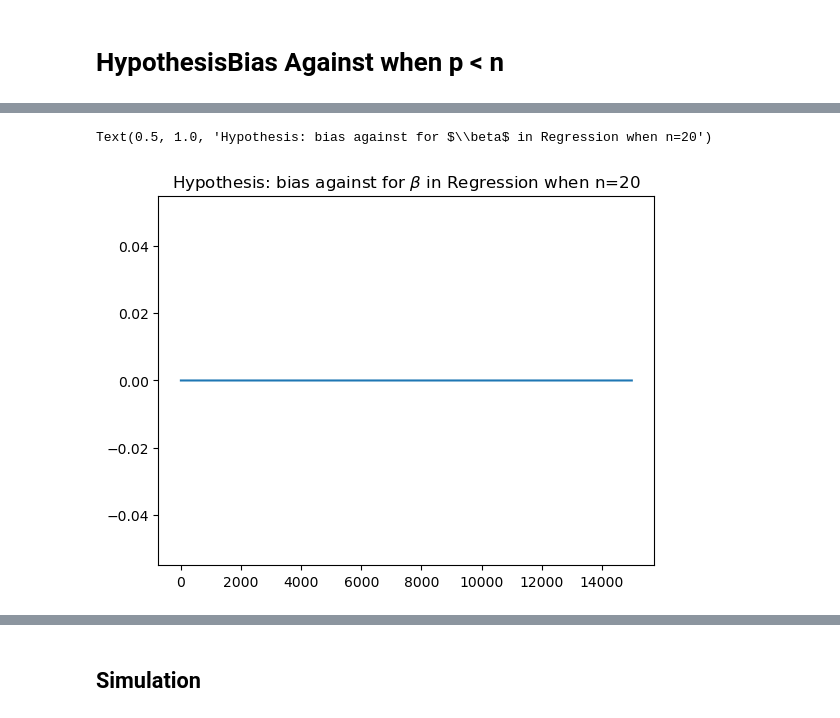
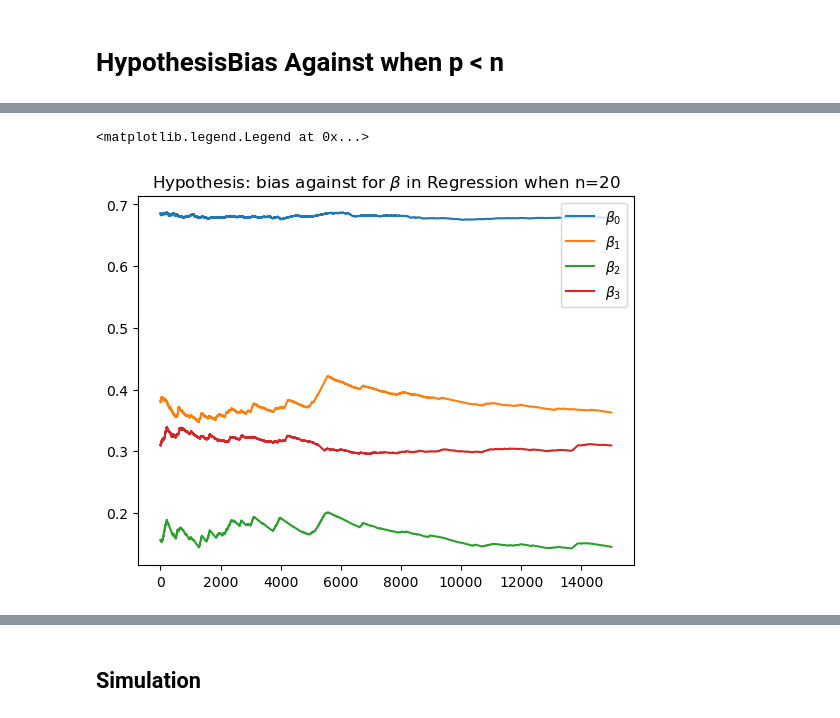
Before and after one commit to javmencia/RelativeBelief, a Jupyter notebook: Regression.ipynb, the cells around one changed output, grey strips where cells are left out. Saved outputs shown, nothing was run; the diff lists cells and outputs as text; code cells hidden in the pictures.

```diff
--- a/Regression.ipynb
+++ b/Regression.ipynb
@@ -20,18 +66,21 @@ def normal_logp_np(x, mu, sigma):
 # %%
 n = 20
-p = 2
+p = 4
+k = 3
+X = create_X(k,n)
 
 # Design matrix X
-X = np.random.normal(size=(n, p))
+#X = np.random.normal(size=(n, p))
 
 # For beta
-beta_mu_0 = np.zeros(p)
-beta_cov_0 = np.eye(p)
-Beta_0 = np.zeros(p)
+lam = 1
+beta_mu_0 = np.array([0, 1, 2, 1])
+beta_cov_0 = lam * np.eye(p)
+Beta_0 = np.array([0, 0, 0, 0])
 
 #phi
 alpha0 = 1
 beta0 = 1
 phi0 = 1
 
-y_0 = np.zeros(n)
+y_0 = np.full(n, 0)
@@ -47,6 +115,7 @@ with pm.Model() as mh:
     phi_ = pm.Gamma("phi_", alpha = alpha0, beta = beta0, shape = 1)
     beta = pm.MvNormal("beta", mu=beta_mu_0, cov=beta_cov_0 / phi_, shape=p)
     y = pm.Normal('y', mu=pm.math.dot(X, beta), tau = phi_, shape = n)
+    mu = pm.Deterministic("mu", pm.math.dot(X, beta))
 
 # Prior predictive densities
     prior_beta = pm.Deterministic("prior_beta", pm.logp(pm.MvNormal.dist(mu=beta_mu_0, cov=beta_cov_0 / phi0, shape=p), Beta_0))
@@ -54,7 +123,7 @@ with pm.Model() as mh:
     prior_y = pm.Deterministic("prior_y", pm.logp(pm.Normal.dist(mu=pm.math.dot(X, beta_mu_0), tau=phi0), y_0))
 
 # Posterior Phi
-    Xb = pm.math.dot(X, Beta_0)
+    Xb = pm.math.dot(X, beta)
 
     # Calculate ||y - Xb||^2
     residual = y - Xb
@@ -76,18 +145,18 @@ with pm.Model() as mh:
 
 # Posterior Beta
     posterior_beta_mu = pm.math.dot(sigma_x,pm.math.dot(X.T, Xb))
-    posterior_beta_sigma = sigma_x/phi0
+    posterior_beta_sigma = sigma_x/phi_
     posterior_beta = pm.Deterministic("posterior_beta", normal_logp_pm(Beta_0, posterior_beta_mu, posterior_beta_sigma))
 
 #Posterior X*Beta
-    posterior_y = pm.Deterministic("posterior_y", pm.logp(pm.Normal.dist(mu=Xb, tau=phi0), y_0))
+    posterior_y = pm.Deterministic("posterior_y", pm.logp(pm.Normal.dist(mu=Xb, tau=phi_), y_0))
 
     logBR_phi = pm.Deterministic("logBR_phi", posterior_phi - prior_pd_phi)
     logBR_beta = pm.Deterministic("logBR_beta", posterior_beta - prior_beta)
     logBR_y = pm.Deterministic("logBR_y", posterior_y - prior_y)
 
 #Likelihood
-    likelihood_prior_pd = pm.Deterministic("likelihood_prior_pd", pm.logp(pm.Normal.dist(mu=pm.math.dot(X, beta_mu_0), tau=phi0), y_0).sum())
+    likelihood_prior_pd = pm.Deterministic("likelihood_prior_pd", pm.logp(pm.Normal.dist(mu=pm.math.dot(X, beta_mu_0), tau=phi0), y).sum())
 
 with mh:
     idata_h = pm.sample(draws=1000)
@@ -117,14 +186,31 @@ Text(0.5, 1.0, 'Hypothesis: bias against for $\\phi$ in Regression when n=20')
 # %%
 burn = 1000
 
-bias_against_beta = idata_h.posterior['logBR_beta'].values.ravel()<=0
+bias_against_beta = idata_h.posterior['logBR_beta'][:, :,:,0].values.ravel()<=0
 t_beta = bias_against_beta.shape[0]
 bias_against_mci_beta = bias_against_beta.cumsum()/np.arange(1,t_beta+1)
-plt.plot(bias_against_mci_beta[burn:], label='Bias Against (Analytical)')
+plt.plot(bias_against_mci_beta[burn:], label='$\\beta_0$')
+
+bias_against_beta = idata_h.posterior['logBR_beta'][:, :,:,1].values.ravel()<=0
+t_beta = bias_against_beta.shape[0]
+bias_against_mci_beta = bias_against_beta.cumsum()/np.arange(1,t_beta+1)
+plt.plot(bias_against_mci_beta[burn:], label='$\\beta_1$')
+
+bias_against_beta = idata_h.posterior['logBR_beta'][:, :,:,2].values.ravel()<=0
+t_beta = bias_against_beta.shape[0]
+bias_against_mci_beta = bias_against_beta.cumsum()/np.arange(1,t_beta+1)
+plt.plot(bias_against_mci_beta[burn:], label='$\\beta_2$')
+
+bias_against_beta = idata_h.posterior['logBR_beta'][:, :,:,3].values.ravel()<=0
+t_beta = bias_against_beta.shape[0]
+bias_against_mci_beta = bias_against_beta.cumsum()/np.arange(1,t_beta+1)
+plt.plot(bias_against_mci_beta[burn:], label='$\\beta_3$')
+
 plt.title("Hypothesis: bias against for $\\beta$ in Regression when n={}".format(n))
+plt.legend()
 # %% [output]
-Text(0.5, 1.0, 'Hypothesis: bias against for $\\beta$ in Regression when n=20')
+<matplotlib.legend.Legend at 0x...>
-[figure, old version]
+[figure, new version]
 # %%
 burn = 1000
 
```
Also changed, not shown: parts of 26 cells of this notebook.
